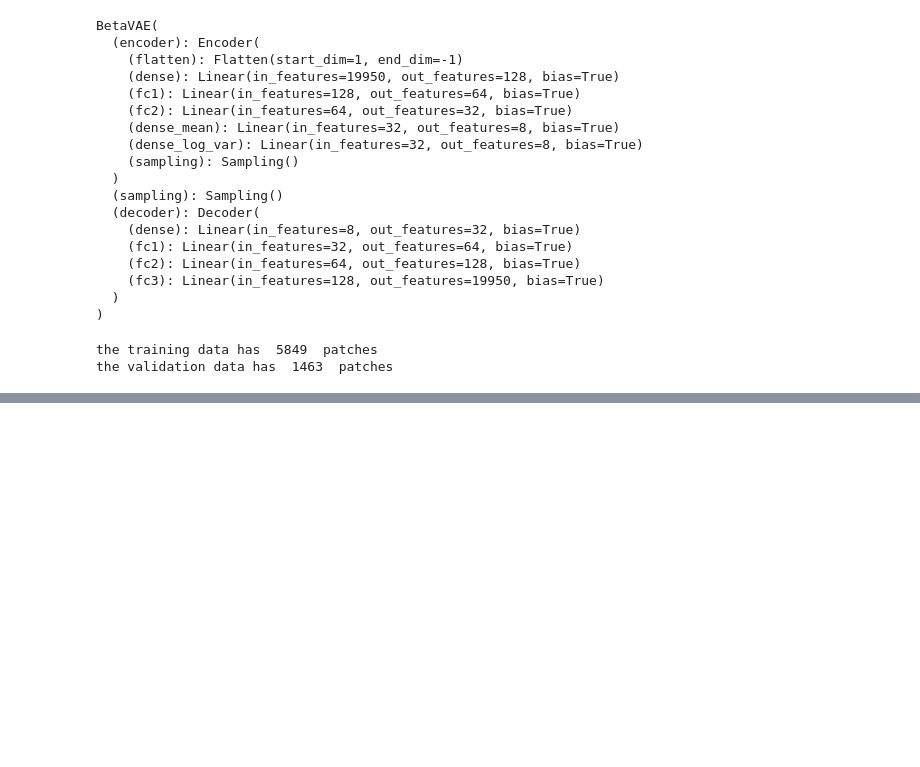
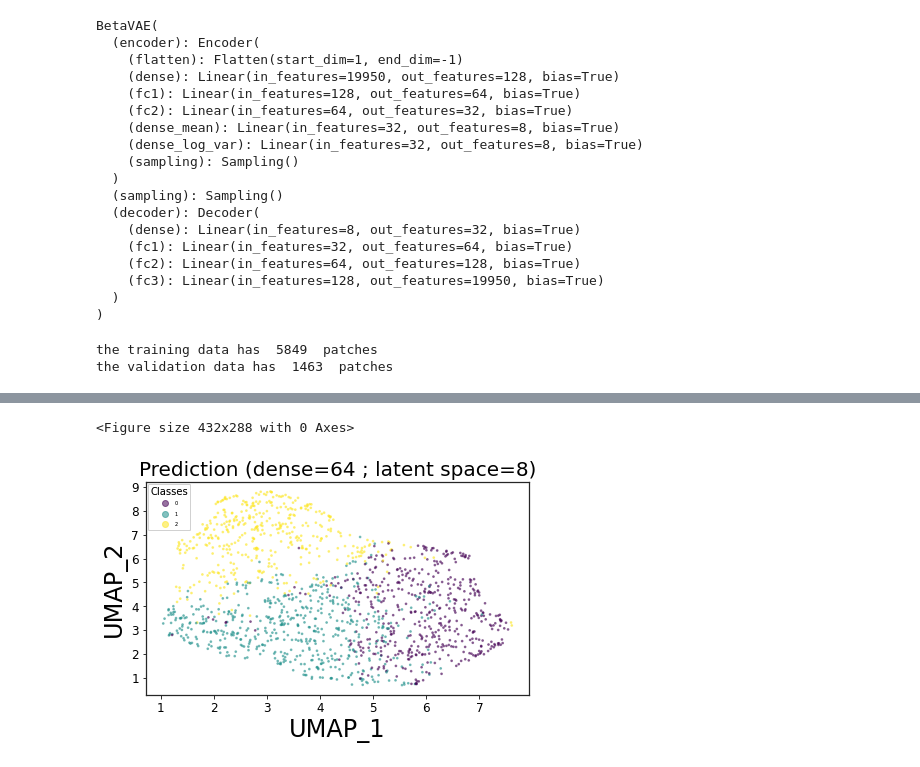
Before and after one commit to souheib1/Refinement-of-DL-approaches-for-unsupervised-cell-segmentation-classification-on-microfluidic-images, a Jupyter notebook: VAE/VAE_dense/Clustering.ipynb, the cells around one changed output, grey strips where cells are left out. Drawn from its saved outputs; the diff is of its cells as text; code cells hidden in the pictures; blank space fills up the shorter version.

Commit message:
added notebook for preliminary clustering

```diff
--- a/VAE/VAE_dense/Clustering.ipynb
+++ b/VAE/VAE_dense/Clustering.ipynb
@@ -53,11 +53,11 @@ print("the validation data has ",val_data.size(dim=0), " patches")
 the training data has  5849  patches
 the validation data has  1463  patches
 # %%
-z_mean, z_log_var, z = model.encoder(train_data)
+z_mean, z_log_var, z = model.encoder(val_data)
 n_clusters = 3
 z = z.detach().numpy()
 clustering = GaussianMixture(n_components=n_clusters, covariance_type='full').fit(z)
-labels = clustering.predict(z)
+clustering_labels = clustering.predict(z)
 umap_2d = UMAP(n_components=2, init='random', random_state=0)
 proj_2d = umap_2d.fit_transform(z)
 # %%
@@ -104,0 +102,44 @@ plt.show()
+# %%
+cmap = plt.cm.get_cmap('viridis', 3)
+cmap2 = cmap.reversed()
+# %%
+# 2D representation latent space n>2 matplotlib
+
+umap_2d = UMAP(n_components=2, init='random', random_state=0)
+#tsne = Isomap(n_components=2)
+#tsne = SpectralEmbedding(n_components=2)
+#tsne = LocallyLinearEmbedding(n_components=2)
+proj_2d = umap_2d.fit_transform(z)
+params = {'backend': 'Agg',
+          "font.family": "calibri",
+              } # extend as needed
+plt.rcParams["axes.edgecolor"] = "0.15"
+plt.rcParams["axes.linewidth"]  = 1.25
+fig = plt.figure()
+
+plt.rcParams["axes.edgecolor"] = "0.15"
+plt.rcParams["axes.linewidth"]  = 1.25
+
+fig, ax=plt.subplots(layout="constrained")
+
+scatter =ax.scatter(x=proj_2d[:,0], y=proj_2d[:,1], s=3, c=clustering_labels, alpha=0.5, cmap=cmap)
+legend1 = ax.legend(*scatter.legend_elements(),
+                    loc="upper left", title="Classes",fontsize = 5)
+
+ax.set_facecolor("white")
+ax.add_artist(legend1)
+
+#image_format = 'svg' # e.g .png, .svg, etc.
+#image_name = 'C:/Users/betti/Desktop/Resultats/Article VAE/saved_model/FASHION MNIST/beta=1, epoch =20, batch=32_v2/figures/latent space =32/myimage.svg'
+plt.title('Prediction (dense=64 ; latent space=8)',fontsize = 20)
+plt.xlabel('UMAP_1', fontsize = 24)
+plt.xticks(fontsize = 12)
+plt.yticks(fontsize = 12)
+plt.ylabel('UMAP_2',fontsize = 24)
+# path=r'C:\Users\betti\Desktop\Resultats\Article VAE\figure_v2\MNIST\latent64_dense64_pred.png'
+# plt.savefig(path, dpi=1200)
+
+plt.show()
+# %% [output]
+<Figure size 432x288 with 0 Axes>
+[figure, added]
```
Also changed, not shown: parts of 1 cell of this notebook.
